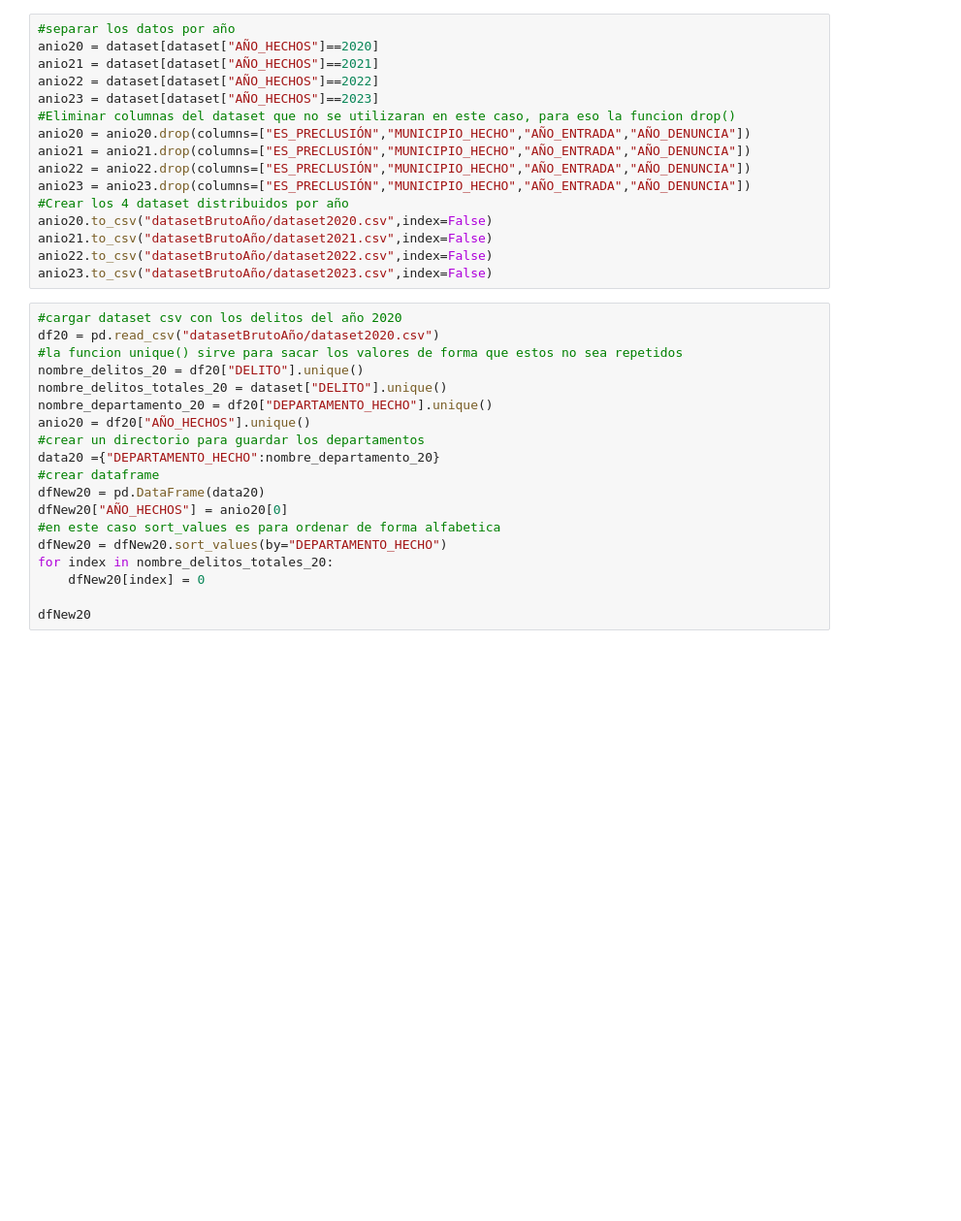
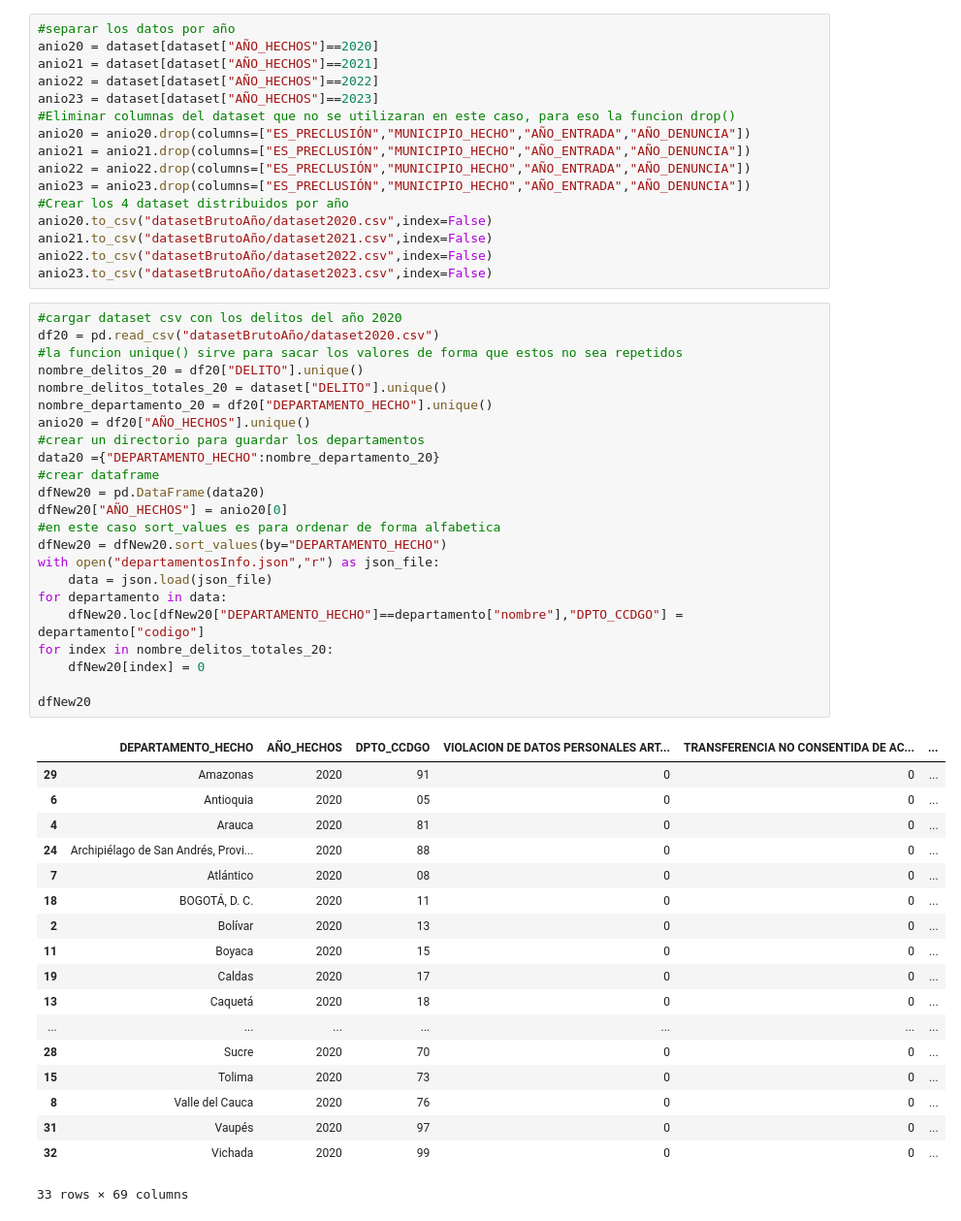
Before and after one commit to leonelpc94/delitosInformaticos, a Jupyter notebook: nuevoDataset.ipynb, the cells around one changed output. Shown at 97% size. Cells and saved outputs as stored; diff of their text form; blank space fills up the shorter version.

Commit message:
correccion de los csv agregando la columna de codigo para poder enparejarlo con el dataset y hacer un join

```diff
--- a/nuevoDataset.ipynb
+++ b/nuevoDataset.ipynb
@@ -25,22 +37,45 @@ anio23.to_csv("datasetBrutoAño/dataset2023.csv",index=False)
 # %%
 #cargar dataset csv con los delitos del año 2020
 df20 = pd.read_csv("datasetBrutoAño/dataset2020.csv")
 #la funcion unique() sirve para sacar los valores de forma que estos no sea repetidos
 nombre_delitos_20 = df20["DELITO"].unique()
 nombre_delitos_totales_20 = dataset["DELITO"].unique()
 nombre_departamento_20 = df20["DEPARTAMENTO_HECHO"].unique()
 anio20 = df20["AÑO_HECHOS"].unique()
 #crear un directorio para guardar los departamentos
 data20 ={"DEPARTAMENTO_HECHO":nombre_departamento_20}
 #crear dataframe
 dfNew20 = pd.DataFrame(data20)
 dfNew20["AÑO_HECHOS"] = anio20[0]
 #en este caso sort_values es para ordenar de forma alfabetica
 dfNew20 = dfNew20.sort_values(by="DEPARTAMENTO_HECHO")
+with open("departamentosInfo.json","r") as json_file:
+    data = json.load(json_file)
+for departamento in data:
+    dfNew20.loc[dfNew20["DEPARTAMENTO_HECHO"]==departamento["nombre"],"DPTO_CCDGO"] = departamento["codigo"]
 for index in nombre_delitos_totales_20:
     dfNew20[index] = 0
 
 dfNew20
+# %% [output]
+|  | DEPARTAMENTO_HECHO | AÑO_HECHOS | DPTO_CCDGO | VIOLACION DE DATOS PERSONALES ART... | TRANSFERENCIA NO CONSENTIDA DE AC... | ... |
+| 29 | Amazonas | 2020 | 91 | 0 | 0 | ... |
+| 6 | Antioquia | 2020 | 05 | 0 | 0 | ... |
+| 4 | Arauca | 2020 | 81 | 0 | 0 | ... |
+| 24 | Archipiélago de San Andrés, Provi... | 2020 | 88 | 0 | 0 | ... |
+| 7 | Atlántico | 2020 | 08 | 0 | 0 | ... |
+| 18 | BOGOTÁ, D. C. | 2020 | 11 | 0 | 0 | ... |
+| 2 | Bolívar | 2020 | 13 | 0 | 0 | ... |
+| 11 | Boyaca | 2020 | 15 | 0 | 0 | ... |
+| 19 | Caldas | 2020 | 17 | 0 | 0 | ... |
+| 13 | Caquetá | 2020 | 18 | 0 | 0 | ... |
+| ... | ... | ... | ... | ... | ... | ... |
+| 28 | Sucre | 2020 | 70 | 0 | 0 | ... |
+| 15 | Tolima | 2020 | 73 | 0 | 0 | ... |
+| 8 | Valle del Cauca | 2020 | 76 | 0 | 0 | ... |
+| 31 | Vaupés | 2020 | 97 | 0 | 0 | ... |
+| 32 | Vichada | 2020 | 99 | 0 | 0 | ... |
+33 rows × 69 columns
 # %%
 #cargar dataset csv con los delitos del año 2021
 df21 = pd.read_csv("datasetBrutoAño/dataset2021.csv")
```
Also changed, not shown: parts of 8 cells of this notebook, 5 other files.
